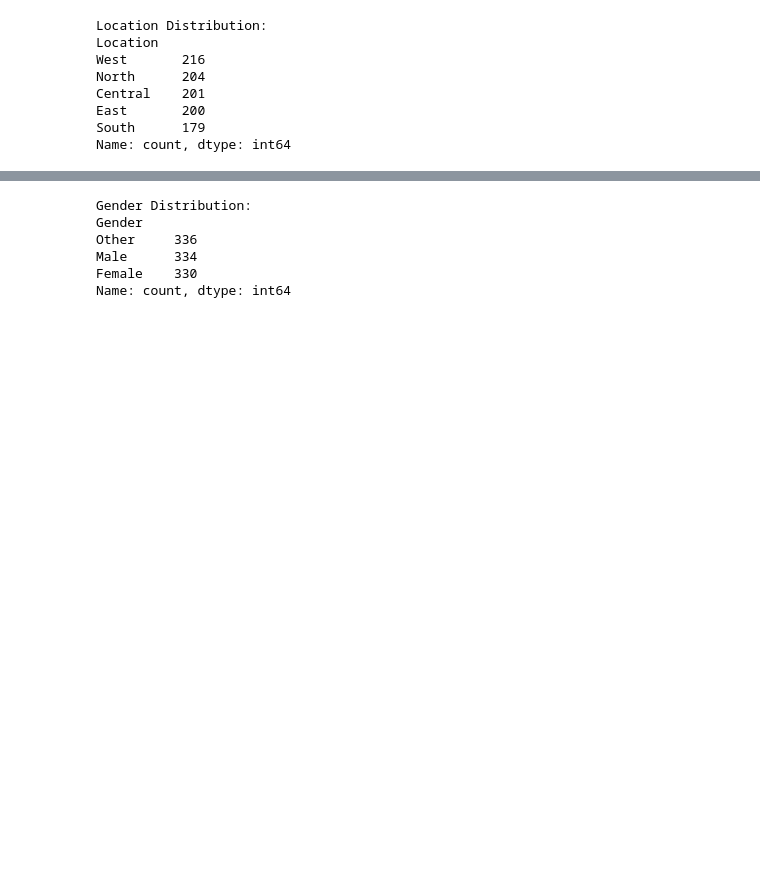
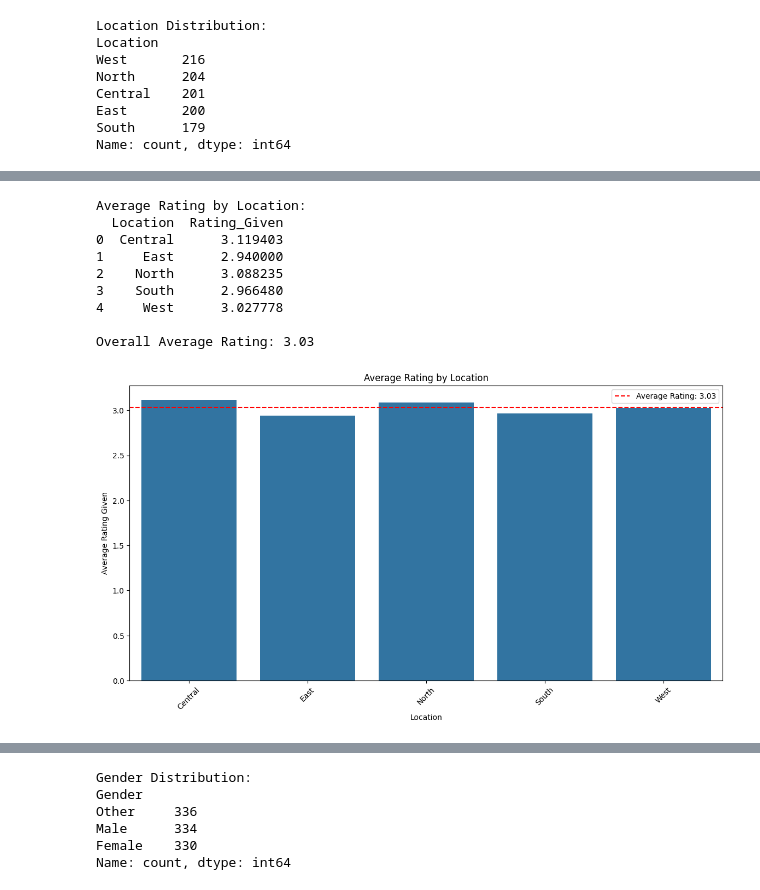
Before and after one commit to SherryQyy/MBAN6300, a Jupyter notebook: MBAN6300_Assignment1.ipynb, the cells around one changed output, grey strips where cells are left out. Cells and saved outputs as stored; diff of their text form; code cells hidden in the pictures; blank space fills up the shorter version.

```diff
--- a/MBAN6300_Assignment1.ipynb
+++ b/MBAN6300_Assignment1.ipynb
@@ -179,0 +156,35 @@ df.groupby(['Location', 'Subscription_Type'])['Monthly_Payment'].describe()
+# %%
+# Calculate average rating by location
+rating_by_location = df.groupby('Location')['Rating_Given'].mean().reset_index()
+
+# Calculate the overall average rating
+average_rating = df['Rating_Given'].mean()
+
+# Print out the average rating by location
+print("Average Rating by Location:")
+print(rating_by_location)
+
+# Print out the overall average rating
+print(f"\nOverall Average Rating: {average_rating:.2f}")
+
+# Plot the average rating by location with the overall average rating
+plt.figure(figsize=(14, 7))
+sns.barplot(x='Location', y='Rating_Given', data=rating_by_location)
+plt.axhline(y=average_rating, color='r', linestyle='--', label=f'Average Rating: {average_rating:.2f}')
+plt.title('Average Rating by Location')
+plt.xlabel('Location')
+plt.ylabel('Average Rating Given')
+plt.legend()
+plt.xticks(rotation=45)
+plt.show()
+# %% [output]
+Average Rating by Location:
+  Location  Rating_Given
+0  Central      3.119403
+1     East      2.940000
+2    North      3.088235
+3    South      2.966480
+4     West      3.027778
+
+Overall Average Rating: 3.03
+[figure, added]
```
Also changed, not shown: parts of 43 cells of this notebook.
